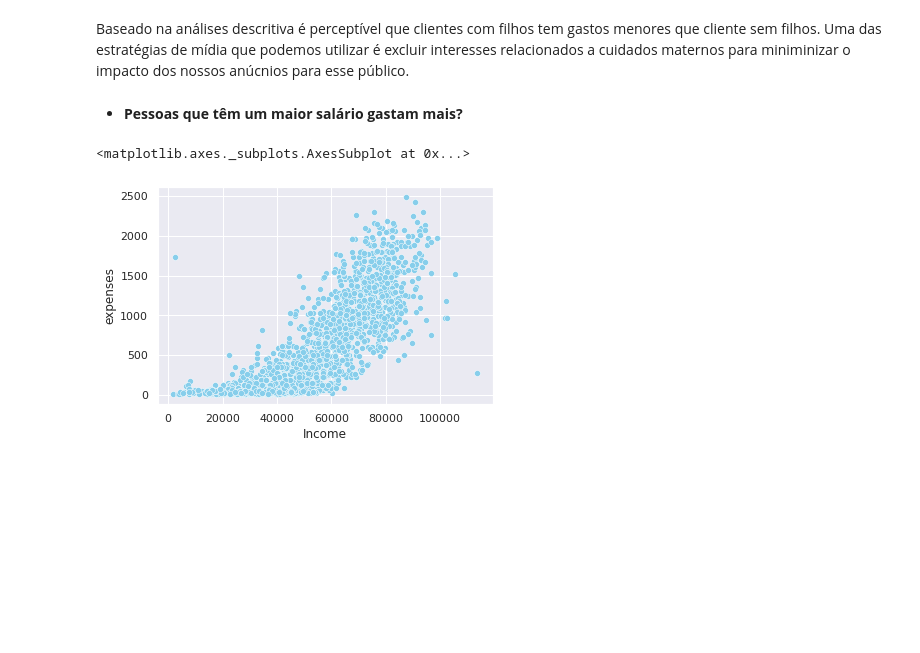
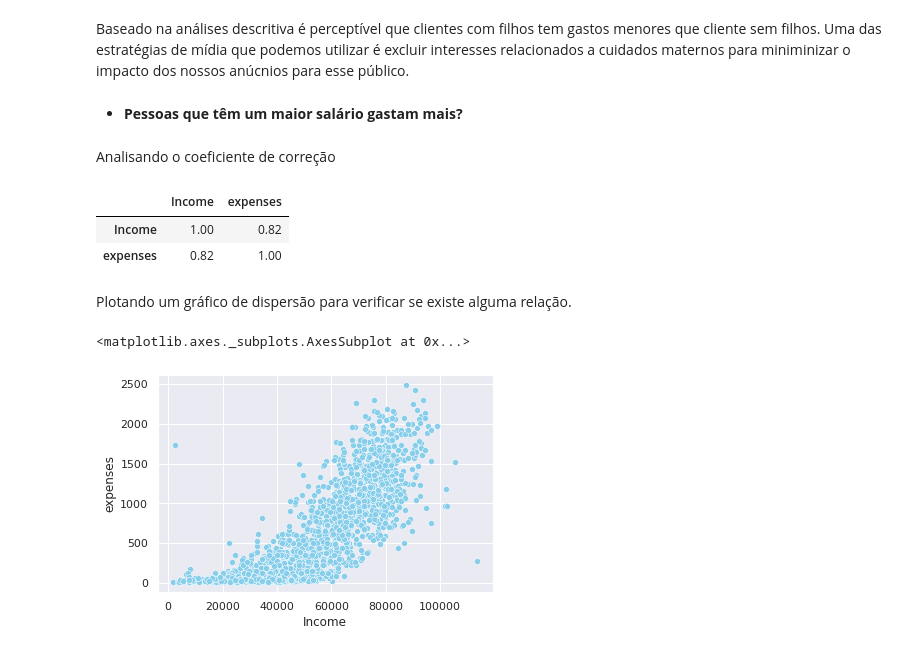
Before and after one commit to FranciniSantana/statistics, a Jupyter notebook: Desafio_Ifood.ipynb, the cells around one changed output. Saved outputs shown, nothing was run; the diff lists cells and outputs as text; code cells hidden in the pictures; blank space fills up the shorter version.

```diff
--- a/Desafio_Ifood.ipynb
+++ b/Desafio_Ifood.ipynb
@@ -420,6 +430,16 @@ df.query('WithKids == "Com Filhos"').expenses.plot.hist()
 Baseado na análises descritiva é perceptível que clientes com filhos tem gastos menores que cliente sem filhos. Uma das estratégias de mídia que podemos utilizar é excluir interesses relacionados a cuidados maternos para miniminizar o impacto dos nossos anúcnios para esse público.
 # %% [markdown]
 * **Pessoas que têm um maior salário gastam mais?**
+# %% [markdown]
+Analisando o coeficiente de correção
+# %%
+df[['Income','expenses']].corr().round(decimals=2)
+# %% [output]
+|  | Income | expenses |
+| Income | 1.00 | 0.82 |
+| expenses | 0.82 | 1.00 |
+# %% [markdown]
+Plotando um gráfico de dispersão para verificar se existe alguma relação.
 # %%
 sns.scatterplot(data=df, x='Income',y='expenses',color='skyblue')
 # %% [output]
```
Also changed, not shown: parts of 11 cells of this notebook.
